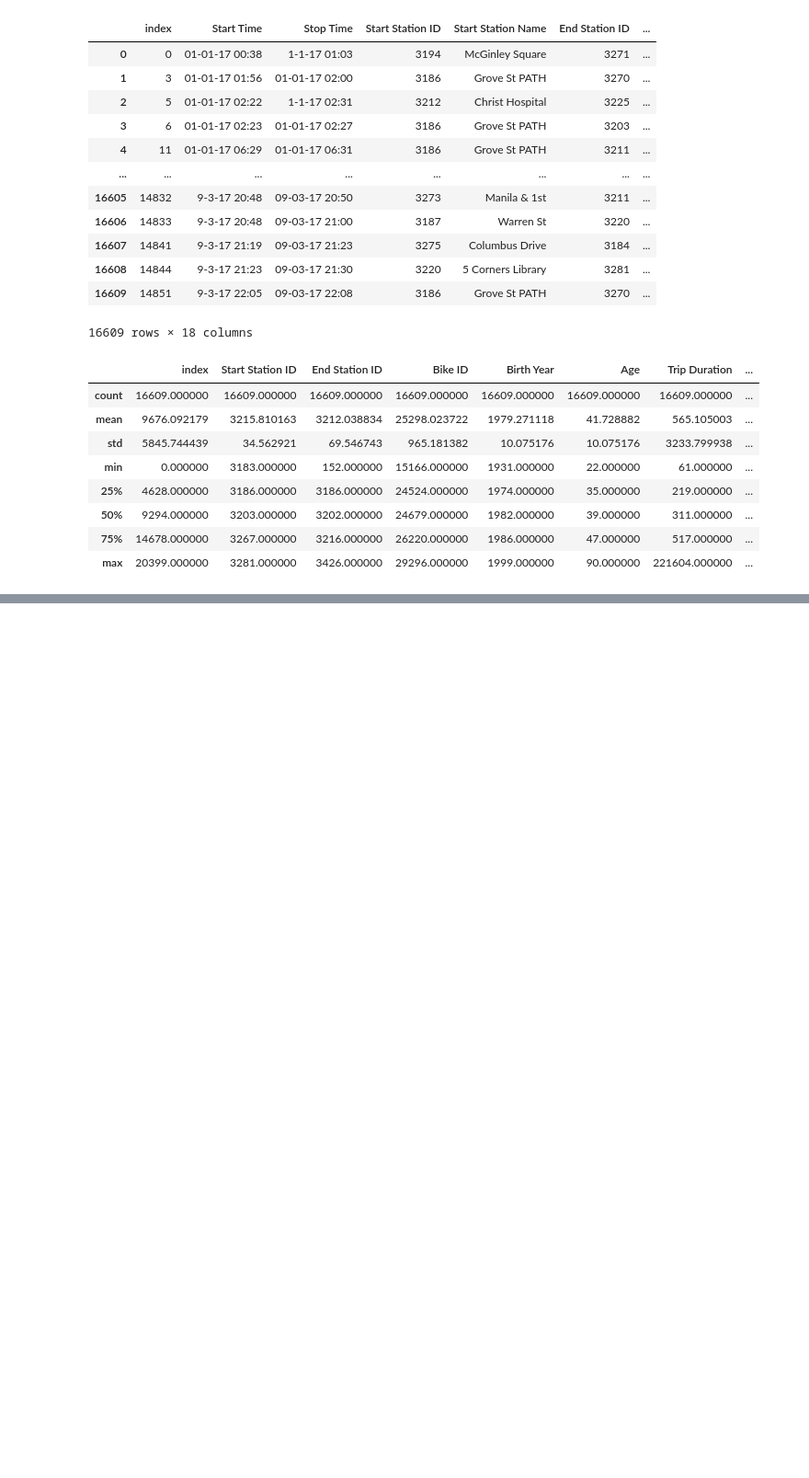
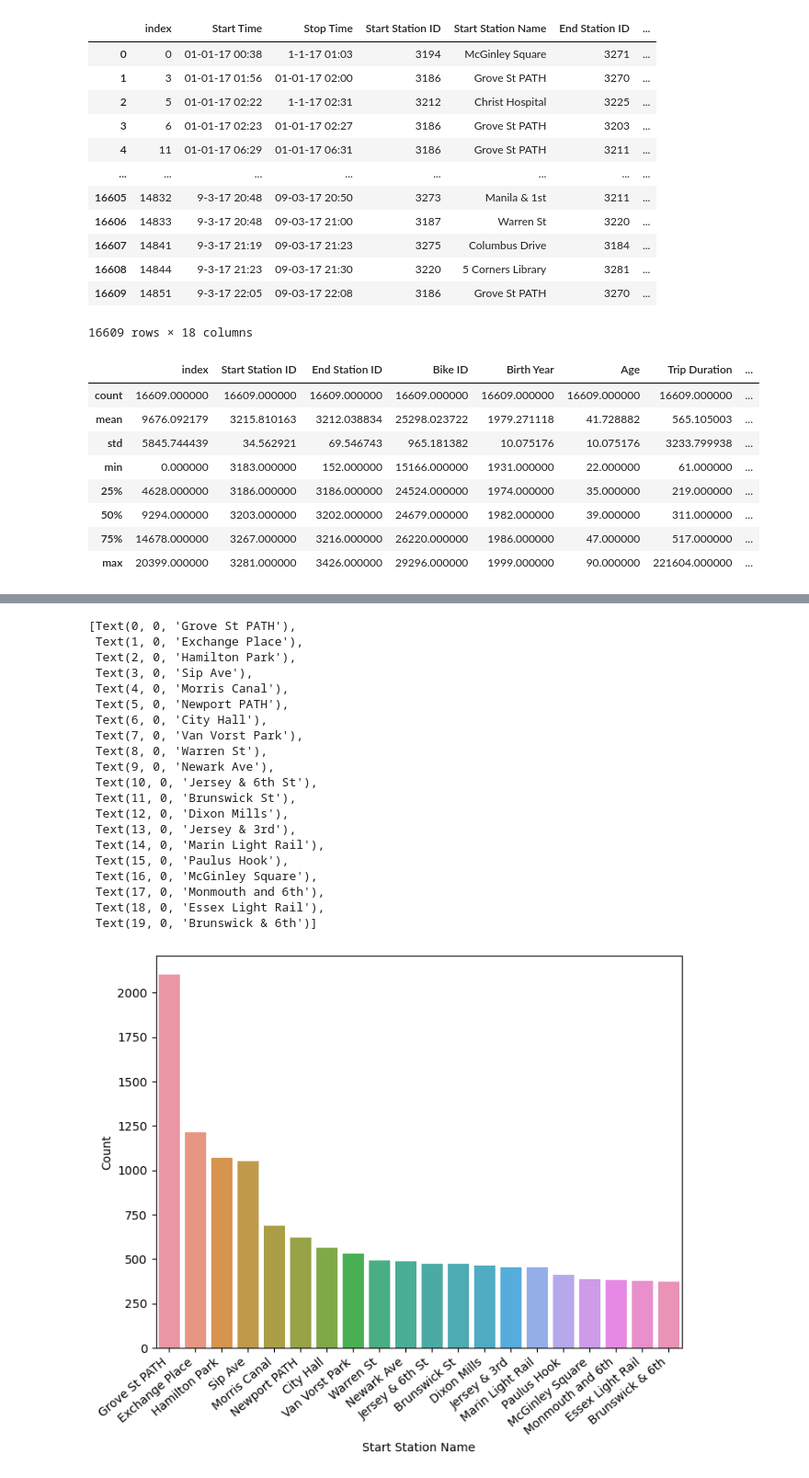
Before and after one commit to kemikupie/PortfolioProjects, a Jupyter notebook: New York Citi Bikes Data Analysis-Python-SQL.ipynb, the cells around one changed output, grey strips where cells are left out. Shown at 92% size. Drawn from its saved outputs; the diff is of its cells as text; code cells hidden in the pictures; blank space fills up the shorter version.

```diff
--- a/New York Citi Bikes Data Analysis-Python-SQL.ipynb
+++ b/New York Citi Bikes Data Analysis-Python-SQL.ipynb
@@ -428,0 +435,2 @@ NY_Citi_Bikes_data_wt_duplicates.describe()
+# %%
+conn = sqlite3.connect('citibikes.db')
@@ -428,0 +443,7 @@ NY_Citi_Bikes_data_wt_duplicates.describe()
+# %%
+Top_20_pickup_locations= pd.read_sql_query(''' select `Start Station Name`, Count(*) as Count
+                                                from CleanedNYCitiBikesdata
+                                                GROUP BY `Start Station Name`
+                                                ORDER BY Count(*) DESC
+                                                limit 20 ''', conn)
+Top_20_pickup_locations
@@ -428,0 +468,30 @@ NY_Citi_Bikes_data_wt_duplicates.describe()
+# %%
+plt.figure(figsize=(8,6)) # this creates a figure 8 inch wide, 4 inch high
+ax=sns.barplot(data=Top_20_pickup_locations, x="Start Station Name", y= "Count")
+ax.set_xticklabels(ax.get_xticklabels(), rotation=40, ha="right")
+#plt.tight_layout()
+#plt.show()
+#sns.countplot(x="Start Station Name", data=Top_20_pickup_locations)
+#plt.show()
+# %% [output]
+[Text(0, 0, 'Grove St PATH'),
+ Text(1, 0, 'Exchange Place'),
+ Text(2, 0, 'Hamilton Park'),
+ Text(3, 0, 'Sip Ave'),
+ Text(4, 0, 'Morris Canal'),
+ Text(5, 0, 'Newport PATH'),
+ Text(6, 0, 'City Hall'),
+ Text(7, 0, 'Van Vorst Park'),
+ Text(8, 0, 'Warren St'),
+ Text(9, 0, 'Newark Ave'),
+ Text(10, 0, 'Jersey & 6th St'),
+ Text(11, 0, 'Brunswick St'),
+ Text(12, 0, 'Dixon Mills'),
+ Text(13, 0, 'Jersey & 3rd'),
+ Text(14, 0, 'Marin Light Rail'),
+ Text(15, 0, 'Paulus Hook'),
+ Text(16, 0, 'McGinley Square'),
+ Text(17, 0, 'Monmouth and 6th'),
+ Text(18, 0, 'Essex Light Rail'),
+ Text(19, 0, 'Brunswick & 6th')]
+[figure, added]
```
Also changed, not shown: parts of 10 cells of this notebook, 2 other files.
